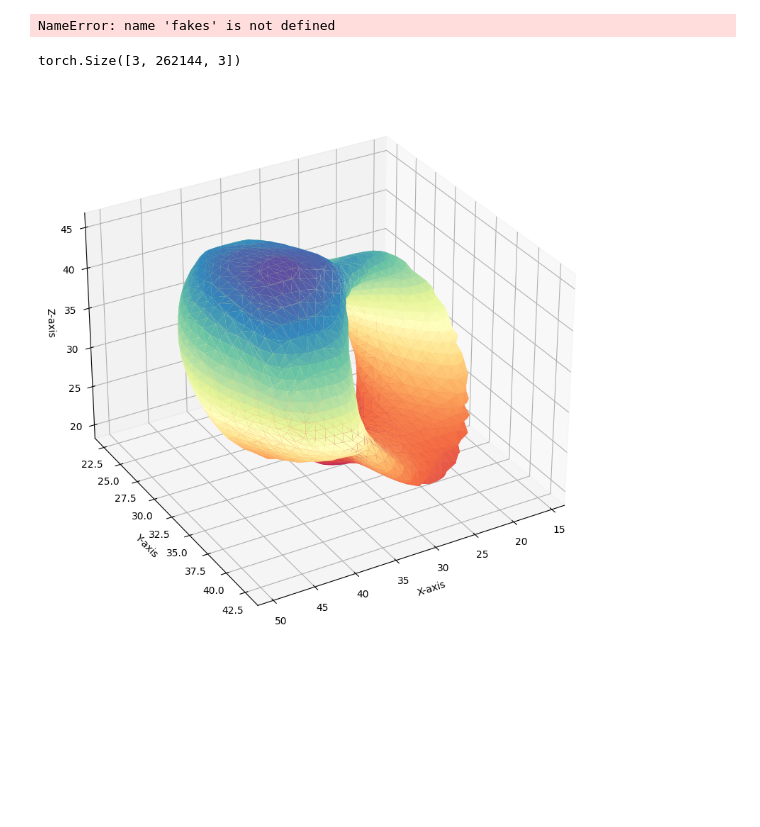
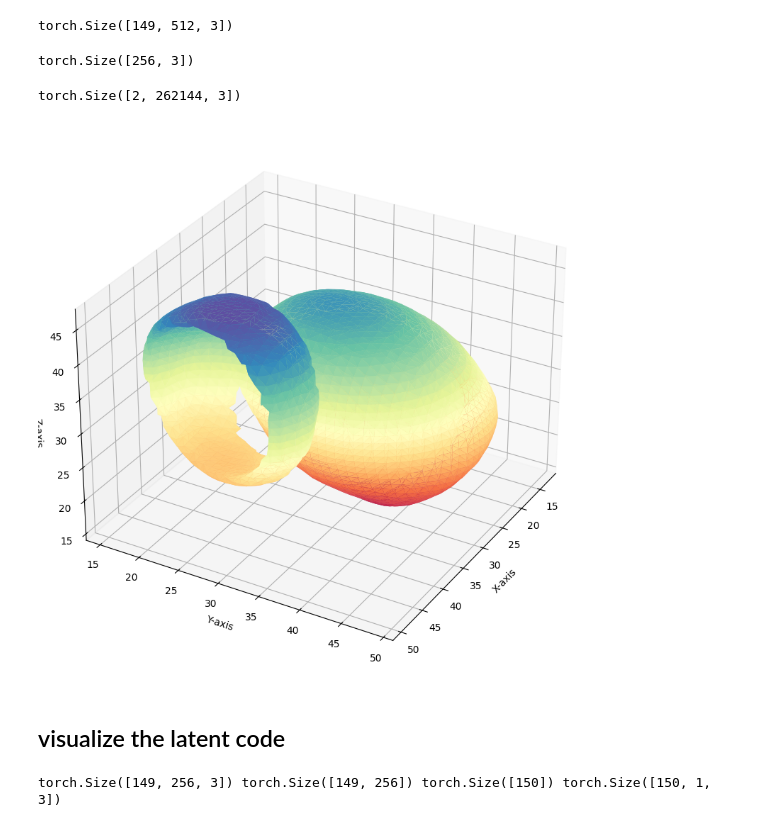
Before and after one commit to ziranyang0/EFEM, a Jupyter notebook: lib_shape_prior/dev_recon_VN.ipynb, the cells around one changed output. Cells and saved outputs as stored; diff of their text form; code cells hidden in the pictures; blank space fills up the shorter version.

```diff
--- a/lib_shape_prior/dev_recon_VN.ipynb
+++ b/lib_shape_prior/dev_recon_VN.ipynb
@@ -60,15 +60,15 @@ def sample(model, x, steps, eta):
 # %%
 seed = 0
 
-device = torch.device('cuda:3' if torch.cuda.is_available() else 'cpu')
+device = torch.device('cuda' if torch.cuda.is_available() else 'cpu')
 print('Using device:', device)
 torch.manual_seed(0)
 
 # 更新模型的潜在维度和隐藏层维度
 latent_dim = 512
 
-hidden_dims = [2048,4096, 4096, 2048]  # Example of hidden dimensions
-# hidden_dims = [4096,8192, 8192, 4096]  # Example of hidden dimensions
+# hidden_dims = [2048,4096, 4096, 2048]  # Example of hidden dimensions
+hidden_dims = [4096,8192, 8192, 4096]  # Example of hidden dimensions
 # hidden_dims = [2048,4096,4096,2048]
 max_freq = 4  # Example max frequency for Fourier features
 num_bands = 4  # Number of frequency bands
@@ -81,6 +81,8 @@ diffusion_ckpt_path = "/home/ziran/se3/EFEM/lib_shape_prior/dev_ckpt/latent_diff
 diffusion_ckpt = torch.load(diffusion_ckpt_path)
 diffusion_model.load_state_dict(diffusion_ckpt['model'])
 
+diffusion_model = diffusion_model.to(device)
+
 print('Diffusion Model parameters:', sum(p.numel() for p in diffusion_model.parameters()))
 
 scaler = torch.cuda.amp.GradScaler()
@@ -111,7 +110,6 @@ from init import get_cfg, setup_seed, dev_get_cfg
 # preparer configuration
 cfg  =dev_get_cfg()
 
-device = "cuda:3"
 
 # set random seed
 setup_seed(cfg["rand_seed"])
@@ -120,7 +118,7 @@ setup_seed(cfg["rand_seed"])
 # prepare models
 ModelClass = get_model(cfg["model"]["model_name"])
 model = ModelClass(cfg)
-ckpt_path = "/home/ziran/se3/EFEM/lib_shape_prior/dev_ckpt/selected.pt"
+ckpt_path = "/home/ziran/se3/EFEM/weights/mugs.pt"
 ckpt = torch.load(ckpt_path)
 
 
@@ -194,24 +171,29 @@ NameError: name 'fakes' is not defined
 # %%
-# feat = torch.cat([codebook['z_so3'], #[B, 256, 3]
-#             codebook['z_inv'].unsqueeze(2).repeat(1,1,3), # [B,256] -> [B, 256, 3]
-#             codebook['scale'].unsqueeze(1).unsqueeze(1).repeat(1,1,3), # [B]-> [B,1,3]
-#             codebook['center'].transpose(1,2).repeat(1,1,3)], dim=1) # [B, 3, 3]
-pred_so3_feat = fakes[:,:256,].to(device)
-# pred_inv_feat = fakes[:,256:512,:].max(dim=2)[0].to(device)
-pred_inv_feat = fakes[:,256:512,:].mean(dim=2).to(device)
-# pred_scale = fakes[:,,:].mean(dim=1).to(device)
-pred_scale = torch.ones((fakes.shape[0])) + 0.2
+bs=149
+noise = torch.randn([bs, latent_dim, 3], device=device)
+fakes = sample(diffusion_model, noise, steps, eta)
 
-# pred_center = fakes[:,-3:,:].mean(dim=2).unsqueeze(1).to(device)
-pred_center = torch.zeros(fakes.shape[0], 1, 3)
+query_start = 0
+query_end = 2
+pred_so3_feat = fakes[query_start:query_end,:256,].to(device)
+pred_inv_feat = fakes[query_start:query_end,256:512,:].mean(dim=2).to(device)
+pred_scale = torch.ones((query_end-query_start)) + 0.2
+pred_center = torch.zeros(query_end-query_start, 1, 3)
 
 print(pred_so3_feat.shape, pred_inv_feat.shape, pred_scale.shape, pred_center.shape)
 pred_so3_feat = torch.tensor(pred_so3_feat).float().to(device)
 pred_inv_feat = torch.tensor(pred_inv_feat).float().to(device)
 pred_scale = torch.tensor(pred_scale).float().to(device)
 pred_center = torch.tensor(pred_center).float().to(device)
-# %% [output]
-NameError: name 'fakes' is not defined
+# %%
+torch.cuda.empty_cache()
+fakes.shape
+# %% [output]
+torch.Size([149, 512, 3])
+# %%
+pred_so3_feat[0].shape
+# %% [output]
+torch.Size([256, 3])
 # %%
 N = 64
 
@@ -234,7 +216,7 @@ query = torch.tensor(query,dtype=torch.float32).to(device)
 query = query.repeat(pred_so3_feat.shape[0], 1, 1)
 query.shape
 # %% [output]
-torch.Size([3, 262144, 3])
+torch.Size([2, 262144, 3])
 # %%
 embedding = {
             "z_so3": pred_so3_feat, # [B, 256, 3]
@@ -252,31 +234,52 @@ sdf_hat = model.network.decode(  # SDF must have nss sampling
         )
 # %%
 sdf_grid = sdf_hat.reshape(-1, space_dim[0], space_dim[1], space_dim[2]).to("cpu").detach().numpy()
-data = sdf_grid[2]
+data = sdf_grid[0]
 # %%
 %matplotlib inline
 from skimage import measure
 import matplotlib.pyplot as plt
 from mpl_toolkits.mplot3d import Axes3D
 from mpl_toolkits.mplot3d.art3d import Poly3DCollection
 
 # 使用 Marching Cubes 算法提取等值面
 verts, faces, normals, values = measure.marching_cubes(data, level=0.01)
 
 # 创建一个新的图形
 fig = plt.figure(figsize=(10, 10))
 ax = fig.add_subplot(111, projection='3d')
 
 # 绘制等值面
 ax.plot_trisurf(verts[:, 0], verts[:,1], faces, verts[:, 2],
                 cmap='Spectral', lw=1)
 
 # 设置图形的视角和轴标签
-ax.view_init(30, 60)
+ax.view_init(30, 30)
 ax.set_xlabel("X-axis")
 ax.set_ylabel("Y-axis")
 ax.set_zlabel("Z-axis")
 
 plt.show()
 # %% [output]
-[figure, old version]
+[figure, new version]
+# %% [markdown]
+## visualize the latent code
+# %%
+bs=149
+noise = torch.randn([bs, latent_dim, 3], device=device)
+fakes = sample(diffusion_model, noise, steps, eta)
+
+query_start = 0
+query_end = 150
+pred_so3_feat = fakes[query_start:query_end,:256,].to(device)
+pred_inv_feat = fakes[query_start:query_end,256:512,:].mean(dim=2).to(device)
+pred_scale = torch.ones((query_end-query_start)) + 0.2
+pred_center = torch.zeros(query_end-query_start, 1, 3)
+
+print(pred_so3_feat.shape, pred_inv_feat.shape, pred_scale.shape, pred_center.shape)
+pred_so3_feat = torch.tensor(pred_so3_feat).float().to(device)
+pred_inv_feat = torch.tensor(pred_inv_feat).float().to(device)
+pred_scale = torch.tensor(pred_scale).float().to(device)
+pred_center = torch.tensor(pred_center).float().to(device)
+# %% [output]
+torch.Size([149, 256, 3]) torch.Size([149, 256]) torch.Size([150]) torch.Size([150, 1, 3])
```
Also changed, not shown: parts of 7 cells of this notebook, 7 other files.
